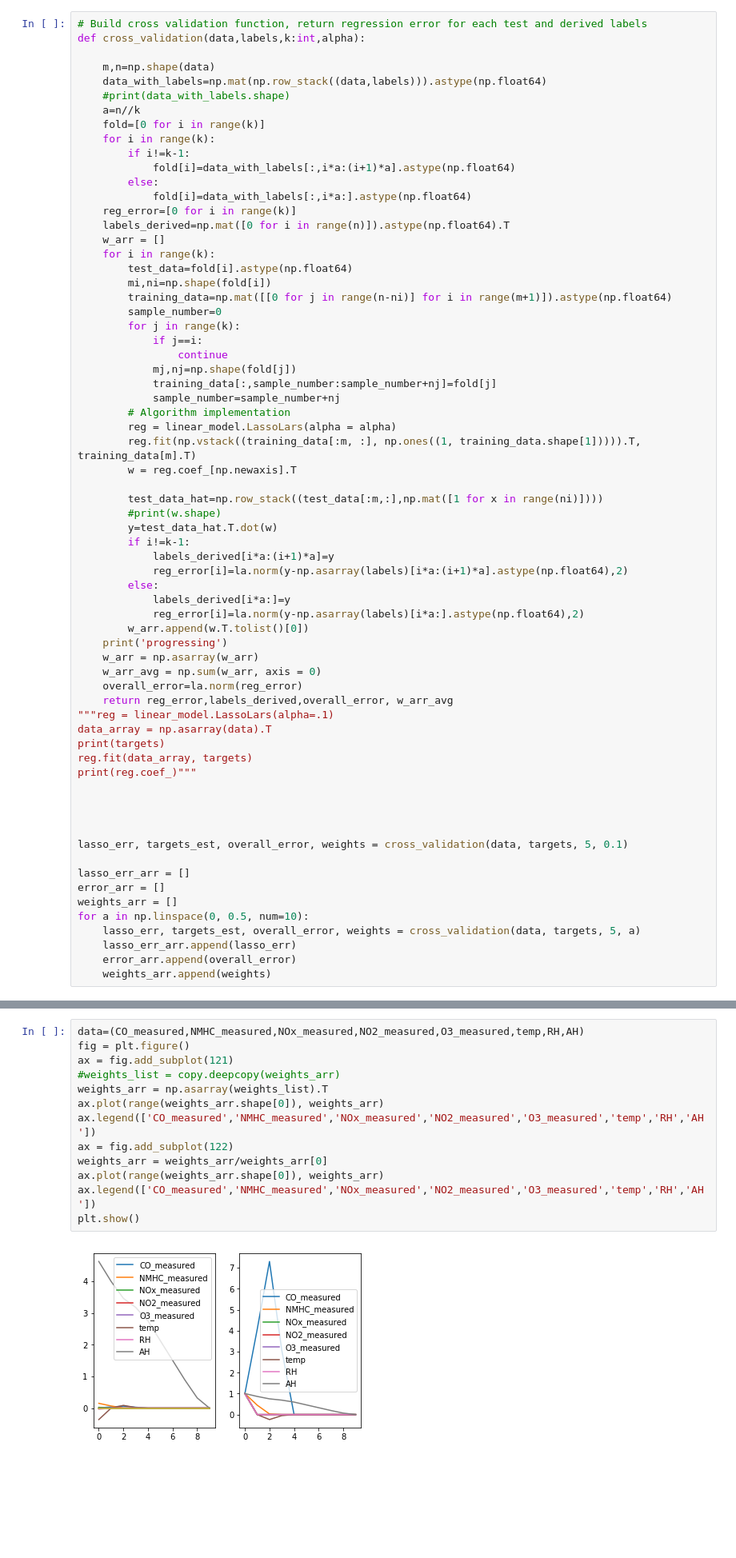
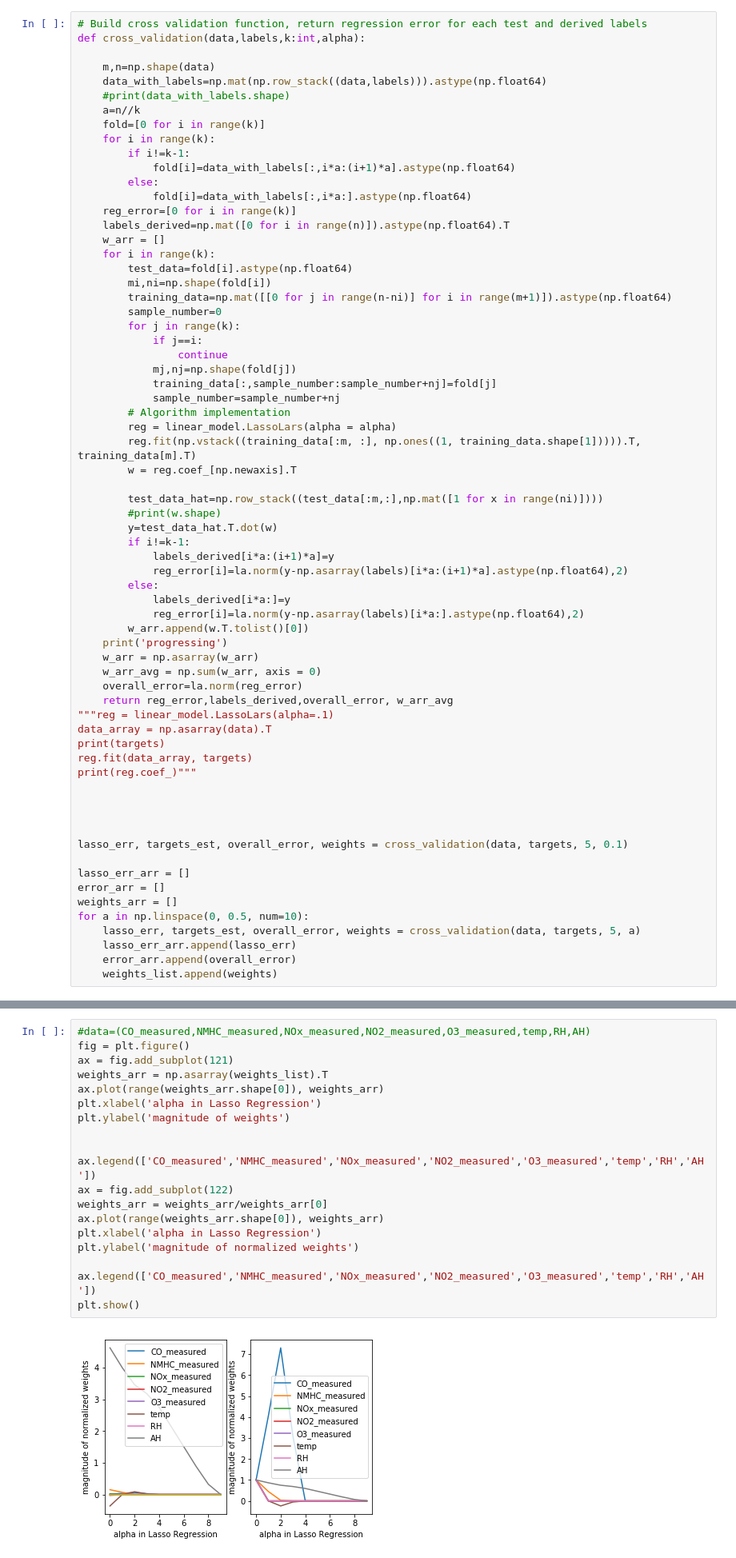
Before and after one commit to ciuji/ECE445_MLForEngg_Project, a Jupyter notebook: air-quality/Project Regression.ipynb, the cells around one changed output, grey strips where cells are left out. Shown: that part at 80% size. Cells and saved outputs as stored; diff of their text form; blank space fills up the shorter version.

```diff
--- a/air-quality/Project Regression.ipynb
+++ b/air-quality/Project Regression.ipynb
@@ -247,5 +247,5 @@ for a in np.linspace(0, 0.5, num=10):
     lasso_err, targets_est, overall_error, weights = cross_validation(data, targets, 5, a)
     lasso_err_arr.append(lasso_err)
     error_arr.append(overall_error)
-    weights_arr.append(weights)
+    weights_list.append(weights)
 # %% [output]
@@ -269,15 +253,21 @@ progressing
 # %%
-data=(CO_measured,NMHC_measured,NOx_measured,NO2_measured,O3_measured,temp,RH,AH)
+#data=(CO_measured,NMHC_measured,NOx_measured,NO2_measured,O3_measured,temp,RH,AH)
 fig = plt.figure()
 ax = fig.add_subplot(121)
-#weights_list = copy.deepcopy(weights_arr)
 weights_arr = np.asarray(weights_list).T
 ax.plot(range(weights_arr.shape[0]), weights_arr)
+plt.xlabel('alpha in Lasso Regression')
+plt.ylabel('magnitude of weights')
+
+
 ax.legend(['CO_measured','NMHC_measured','NOx_measured','NO2_measured','O3_measured','temp','RH','AH'])
 ax = fig.add_subplot(122)
 weights_arr = weights_arr/weights_arr[0]
 ax.plot(range(weights_arr.shape[0]), weights_arr)
+plt.xlabel('alpha in Lasso Regression')
+plt.ylabel('magnitude of normalized weights')
+
 ax.legend(['CO_measured','NMHC_measured','NOx_measured','NO2_measured','O3_measured','temp','RH','AH'])
 plt.show()
 # %% [output]
-[figure, old version]
+[figure, new version]
```
Also changed, not shown: parts of 2 cells of this notebook.
